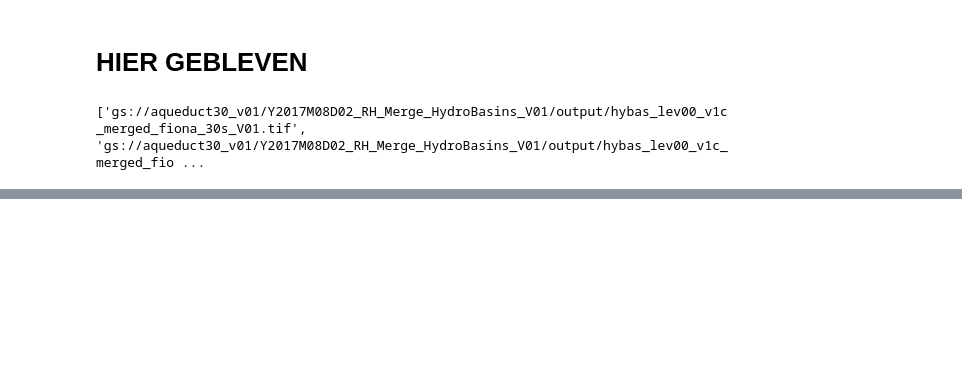
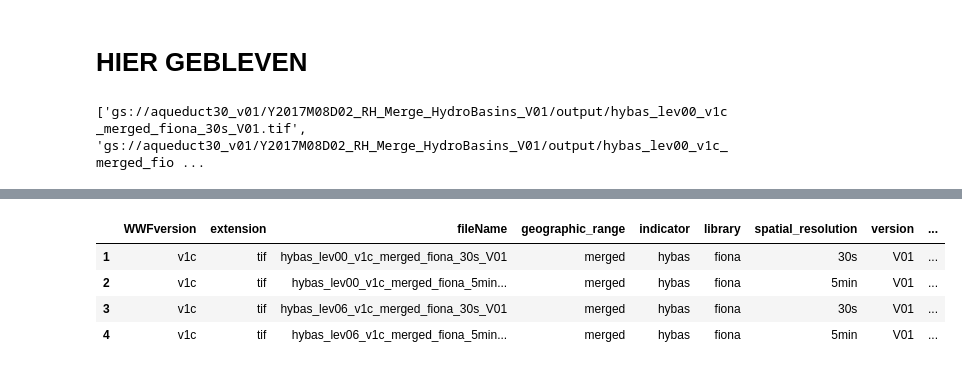
Before and after one commit to wri/Aqueduct30Docker, a Jupyter notebook: notebooks/production/Y2017M08D02_RH_Merge_HydroBasins_V01.ipynb, the cells around one changed output, grey strips where cells are left out. Saved outputs shown, nothing was run; the diff lists cells and outputs as text; code cells hidden in the pictures; blank space fills up the shorter version.

Commit message:
updated Hybas ingestion

```diff
--- a/notebooks/production/Y2017M08D02_RH_Merge_HydroBasins_V01.ipynb
+++ b/notebooks/production/Y2017M08D02_RH_Merge_HydroBasins_V01.ipynb
@@ -247,3 +253,11 @@ df["nodata"] = -9999
 df["ingested_by"] ="RutgerHofste"
 df["exportdescription"] = df["indicator"]
 df["units"] = "PFAF_ID"
+# %%
+df
+# %% [output]
+|  | WWFversion | extension | fileName | geographic_range | indicator | library | spatial_resolution | version | ... |
+| 1 | v1c | tif | hybas_lev00_v1c_merged_fiona_30s_V01 | merged | hybas | fiona | 30s | V01 | ... |
+| 2 | v1c | tif | hybas_lev00_v1c_merged_fiona_5min... | merged | hybas | fiona | 5min | V01 | ... |
+| 3 | v1c | tif | hybas_lev06_v1c_merged_fiona_30s_V01 | merged | hybas | fiona | 30s | V01 | ... |
+| 4 | v1c | tif | hybas_lev06_v1c_merged_fiona_5min... | merged | hybas | fiona | 5min | V01 | ... |
```
Also changed, not shown: parts of 6 cells of this notebook, 1 other file.
